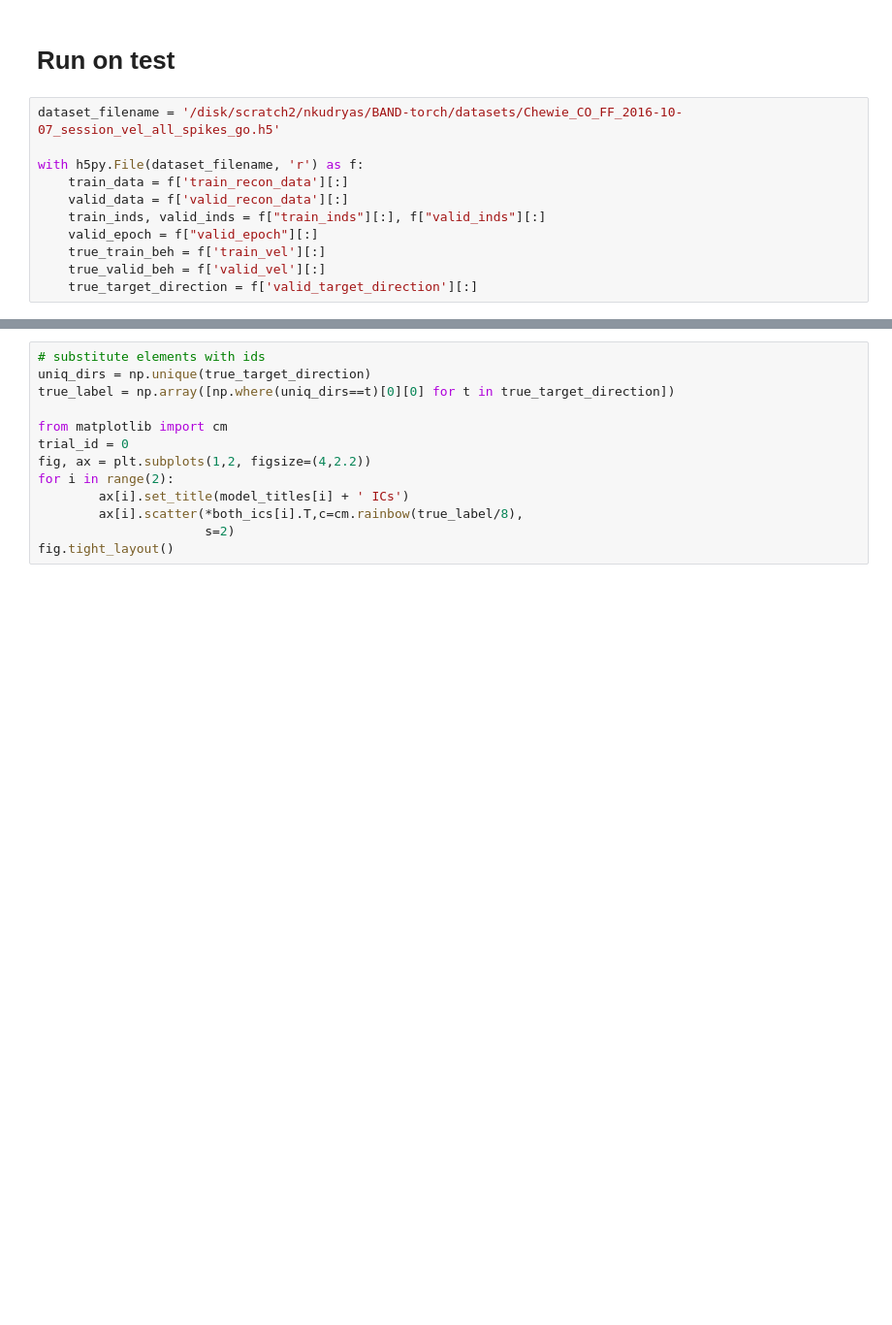
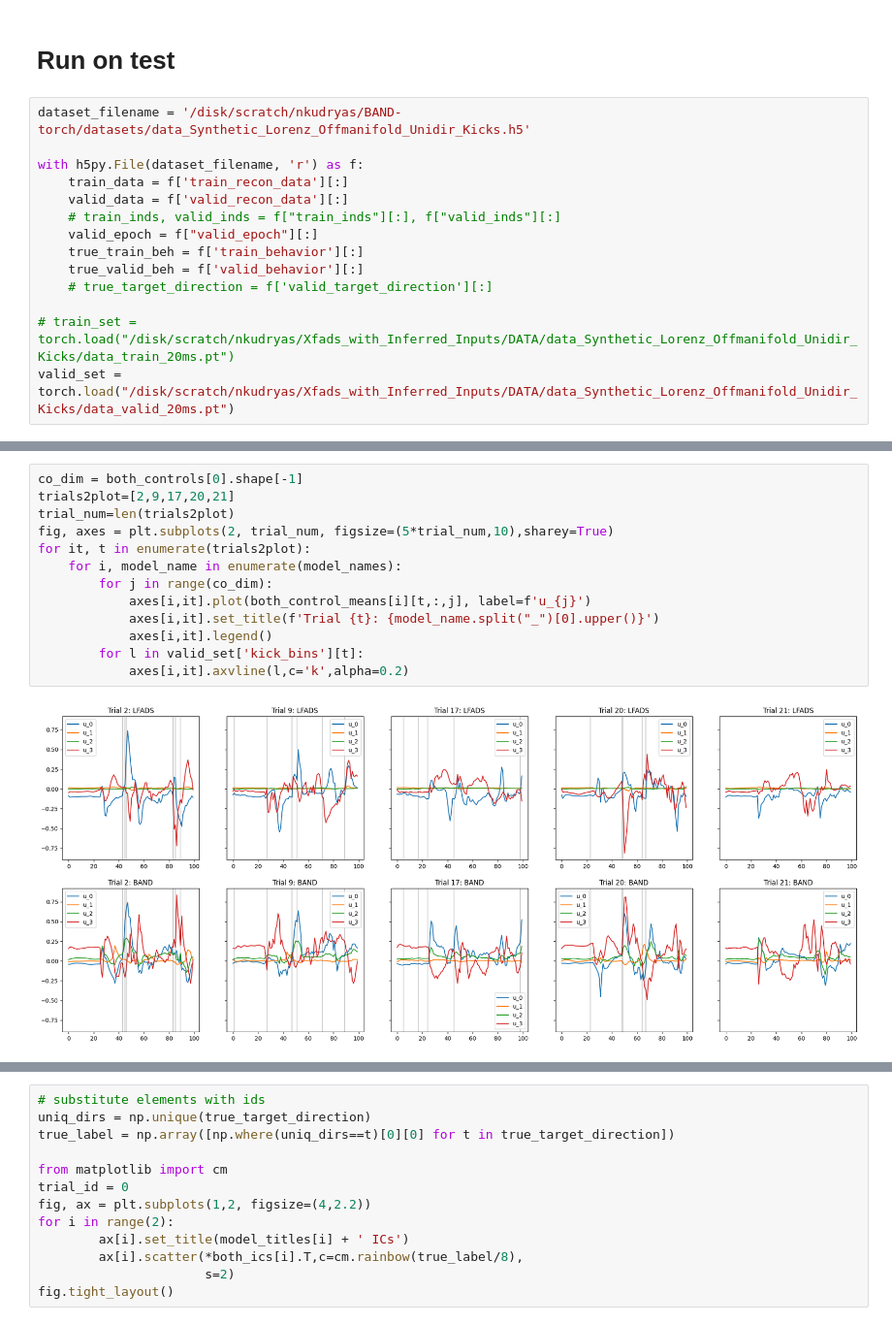
Before and after one commit to NinelK/BAND-torch, a Jupyter notebook: notebooks/post/compare_pairs.ipynb, the cells around one changed output, grey strips where cells are left out. Shown at 97% size. Cells and saved outputs as stored; diff of their text form; blank space fills up the shorter version.

```diff
--- a/notebooks/post/compare_pairs.ipynb
+++ b/notebooks/post/compare_pairs.ipynb
@@ -107,13 +122,16 @@ for j in range(in_features):
 # %% [markdown]
 # Run on test
 # %%
-dataset_filename = '/disk/scratch2/nkudryas/BAND-torch/datasets/Chewie_CO_FF_2016-10-07_session_vel_all_spikes_go.h5'
+dataset_filename = '/disk/scratch/nkudryas/BAND-torch/datasets/data_Synthetic_Lorenz_Offmanifold_Unidir_Kicks.h5'
 
 with h5py.File(dataset_filename, 'r') as f:
     train_data = f['train_recon_data'][:]
     valid_data = f['valid_recon_data'][:]
-    train_inds, valid_inds = f["train_inds"][:], f["valid_inds"][:]
+    # train_inds, valid_inds = f["train_inds"][:], f["valid_inds"][:]
     valid_epoch = f["valid_epoch"][:]
-    true_train_beh = f['train_vel'][:]
-    true_valid_beh = f['valid_vel'][:]
-    true_target_direction = f['valid_target_direction'][:]
+    true_train_beh = f['train_behavior'][:]
+    true_valid_beh = f['valid_behavior'][:]
+    # true_target_direction = f['valid_target_direction'][:]
+
+# train_set = torch.load("/disk/scratch/nkudryas/Xfads_with_Inferred_Inputs/DATA/data_Synthetic_Lorenz_Offmanifold_Unidir_Kicks/data_train_20ms.pt")
+valid_set = torch.load("/disk/scratch/nkudryas/Xfads_with_Inferred_Inputs/DATA/data_Synthetic_Lorenz_Offmanifold_Unidir_Kicks/data_valid_20ms.pt")
@@ -214,0 +237,15 @@ for model_name in model_names:
+# %%
+co_dim = both_controls[0].shape[-1]
+trials2plot=[2,9,17,20,21]
+trial_num=len(trials2plot)
+fig, axes = plt.subplots(2, trial_num, figsize=(5*trial_num,10),sharey=True)
+for it, t in enumerate(trials2plot):
+    for i, model_name in enumerate(model_names):
+        for j in range(co_dim):
+            axes[i,it].plot(both_control_means[i][t,:,j], label=f'u_{j}')
+            axes[i,it].set_title(f'Trial {t}: {model_name.split("_")[0].upper()}')
+            axes[i,it].legend()
+        for l in valid_set['kick_bins'][t]:
+            axes[i,it].axvline(l,c='k',alpha=0.2)
+# %% [output]
+[figure, added]
```
Also changed, not shown: parts of 12 cells of this notebook, 5 other files.
